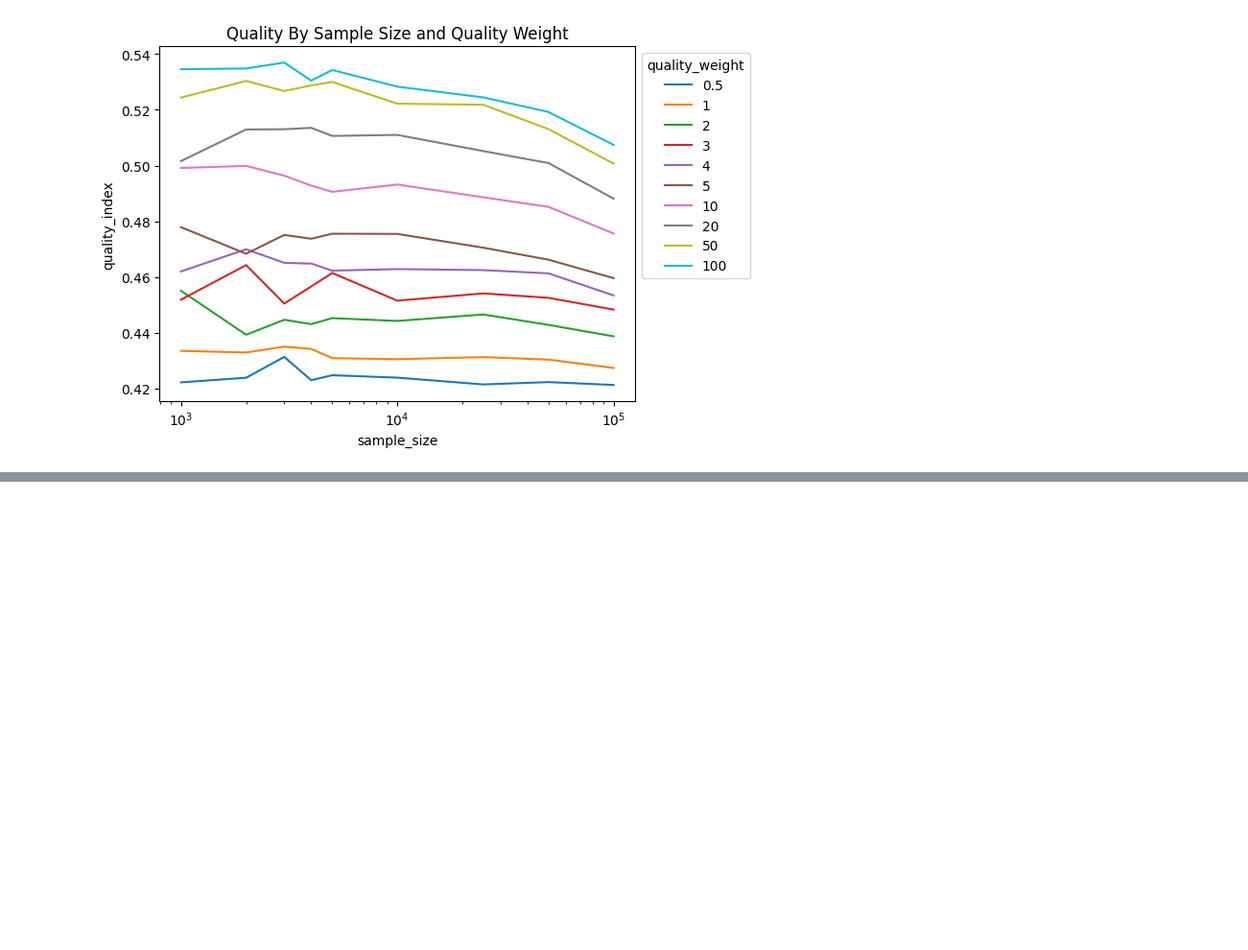
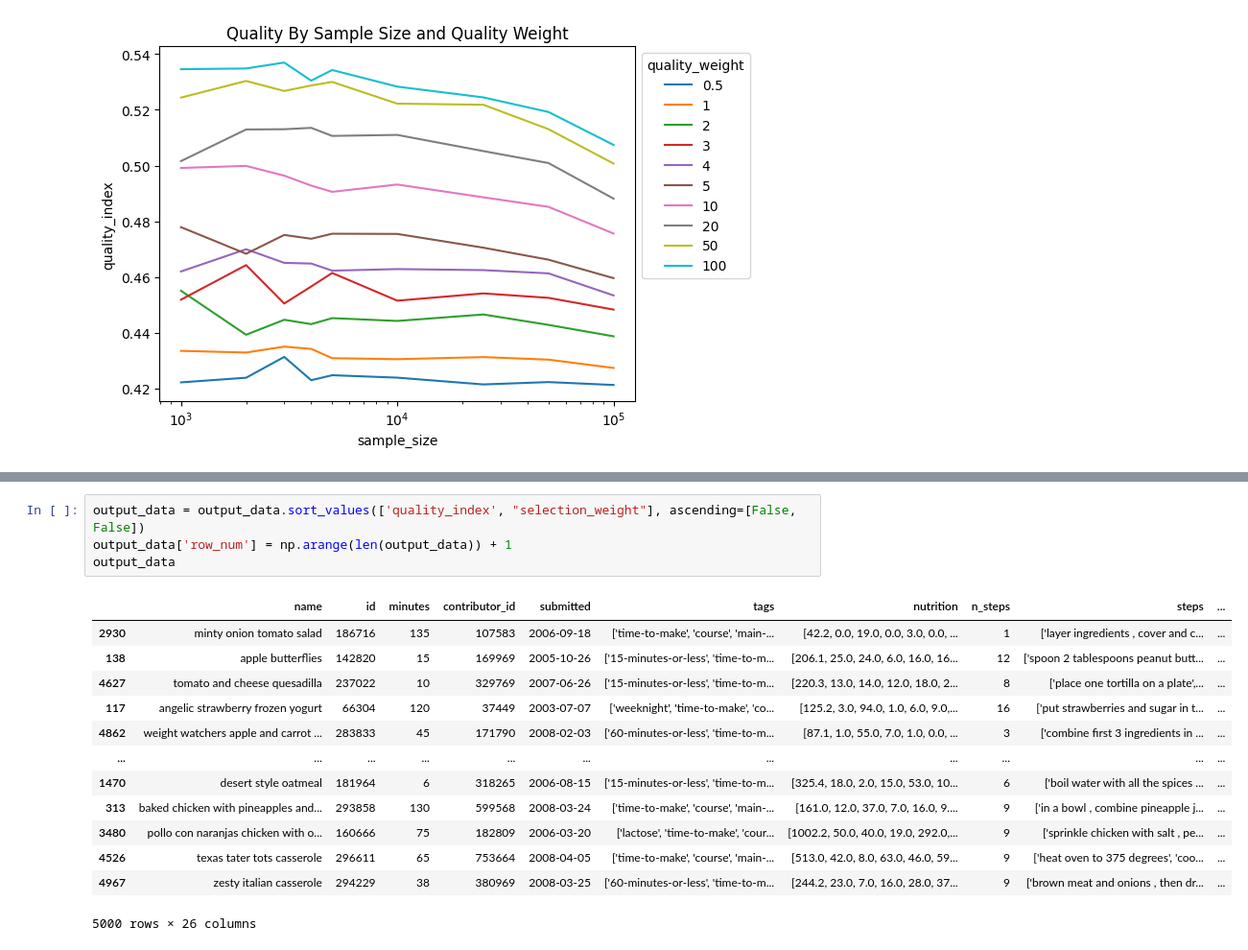
Before and after one commit to xfactotum/MSDS498_Proj, a Jupyter notebook: notebooks/Recipe Sample Validation.ipynb, the cells around one changed output, grey strips where cells are left out. Shown at 96% size. Drawn from its saved outputs; the diff is of its cells as text; blank space fills up the shorter version.

```diff
--- a/notebooks/Recipe Sample Validation.ipynb
+++ b/notebooks/Recipe Sample Validation.ipynb
@@ -101,0 +129,18 @@ plt.show()
+# %%
+output_data = output_data.sort_values(['quality_index', "selection_weight"], ascending=[False, False])
+output_data['row_num'] = np.arange(len(output_data)) + 1
+output_data
+# %% [output]
+|  | name | id | minutes | contributor_id | submitted | tags | nutrition | n_steps | steps | ... |
+| 2930 | minty onion tomato salad | 186716 | 135 | 107583 | 2006-09-18 | ['time-to-make', 'course', 'main-... | [42.2, 0.0, 19.0, 0.0, 3.0, 0.0, ... | 1 | ['layer ingredients , cover and c... | ... |
+| 138 | apple butterflies | 142820 | 15 | 169969 | 2005-10-26 | ['15-minutes-or-less', 'time-to-m... | [206.1, 25.0, 24.0, 6.0, 16.0, 16... | 12 | ['spoon 2 tablespoons peanut butt... | ... |
+| 4627 | tomato and cheese quesadilla | 237022 | 10 | 329769 | 2007-06-26 | ['15-minutes-or-less', 'time-to-m... | [220.3, 13.0, 14.0, 12.0, 18.0, 2... | 8 | ['place one tortilla on a plate',... | ... |
+| 117 | angelic strawberry frozen yogurt | 66304 | 120 | 37449 | 2003-07-07 | ['weeknight', 'time-to-make', 'co... | [125.2, 3.0, 94.0, 1.0, 6.0, 9.0,... | 16 | ['put strawberries and sugar in t... | ... |
+| 4862 | weight watchers apple and carrot ... | 283833 | 45 | 171790 | 2008-02-03 | ['60-minutes-or-less', 'time-to-m... | [87.1, 1.0, 55.0, 7.0, 1.0, 0.0, ... | 3 | ['combine first 3 ingredients in ... | ... |
+| ... | ... | ... | ... | ... | ... | ... | ... | ... | ... | ... |
+| 1470 | desert style oatmeal | 181964 | 6 | 318265 | 2006-08-15 | ['15-minutes-or-less', 'time-to-m... | [325.4, 18.0, 2.0, 15.0, 53.0, 10... | 6 | ['boil water with all the spices ... | ... |
+| 313 | baked chicken with pineapples and... | 293858 | 130 | 599568 | 2008-03-24 | ['time-to-make', 'course', 'main-... | [161.0, 12.0, 37.0, 7.0, 16.0, 9.... | 9 | ['in a bowl , combine pineapple j... | ... |
+| 3480 | pollo con naranjas chicken with o... | 160666 | 75 | 182809 | 2006-03-20 | ['lactose', 'time-to-make', 'cour... | [1002.2, 50.0, 40.0, 19.0, 292.0,... | 9 | ['sprinkle chicken with salt , pe... | ... |
+| 4526 | texas tater tots casserole | 296611 | 65 | 753664 | 2008-04-05 | ['time-to-make', 'course', 'main-... | [513.0, 42.0, 8.0, 63.0, 46.0, 59... | 9 | ['heat oven to 375 degrees', 'coo... | ... |
+| 4967 | zesty italian casserole | 294229 | 38 | 380969 | 2008-03-25 | ['60-minutes-or-less', 'time-to-m... | [244.2, 23.0, 7.0, 16.0, 28.0, 37... | 9 | ['brown meat and onions , then dr... | ... |
+5000 rows × 26 columns
```
Also changed, not shown: parts of 6 cells of this notebook, 1 other file.
